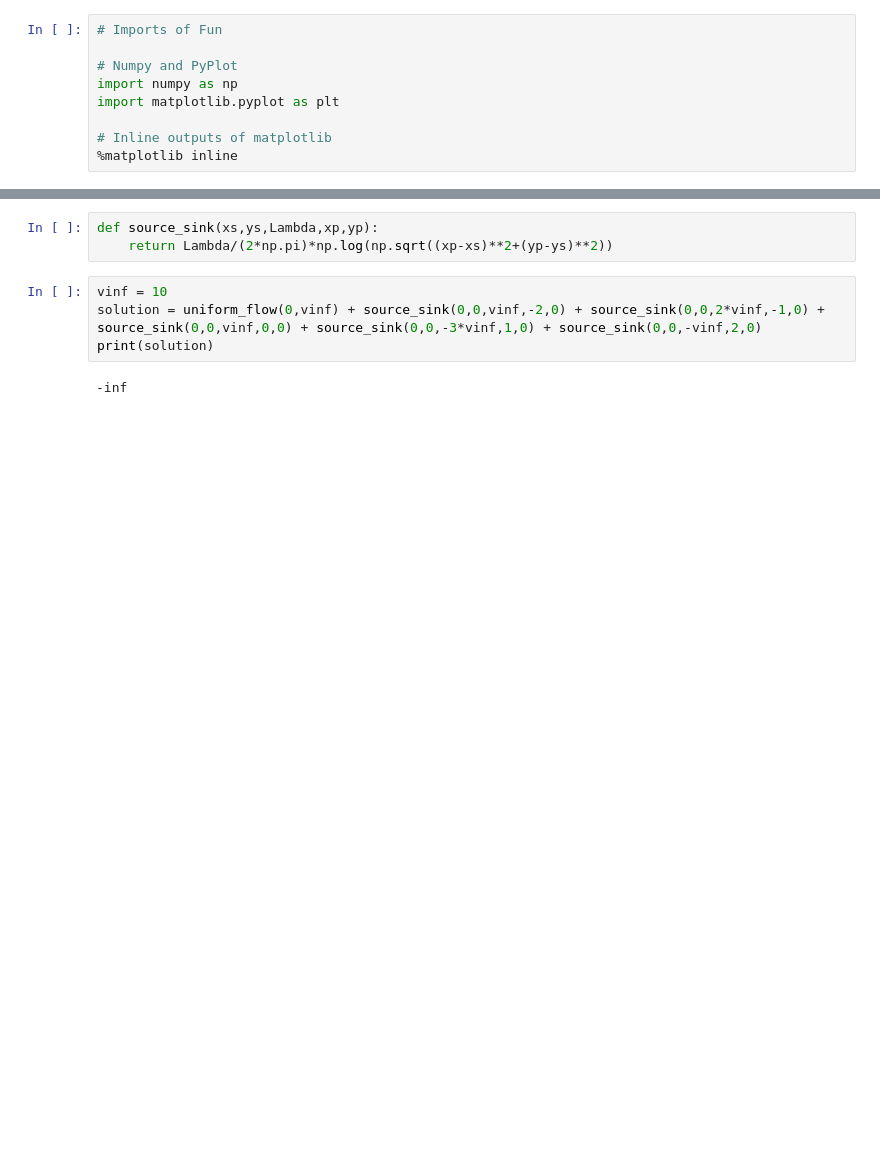
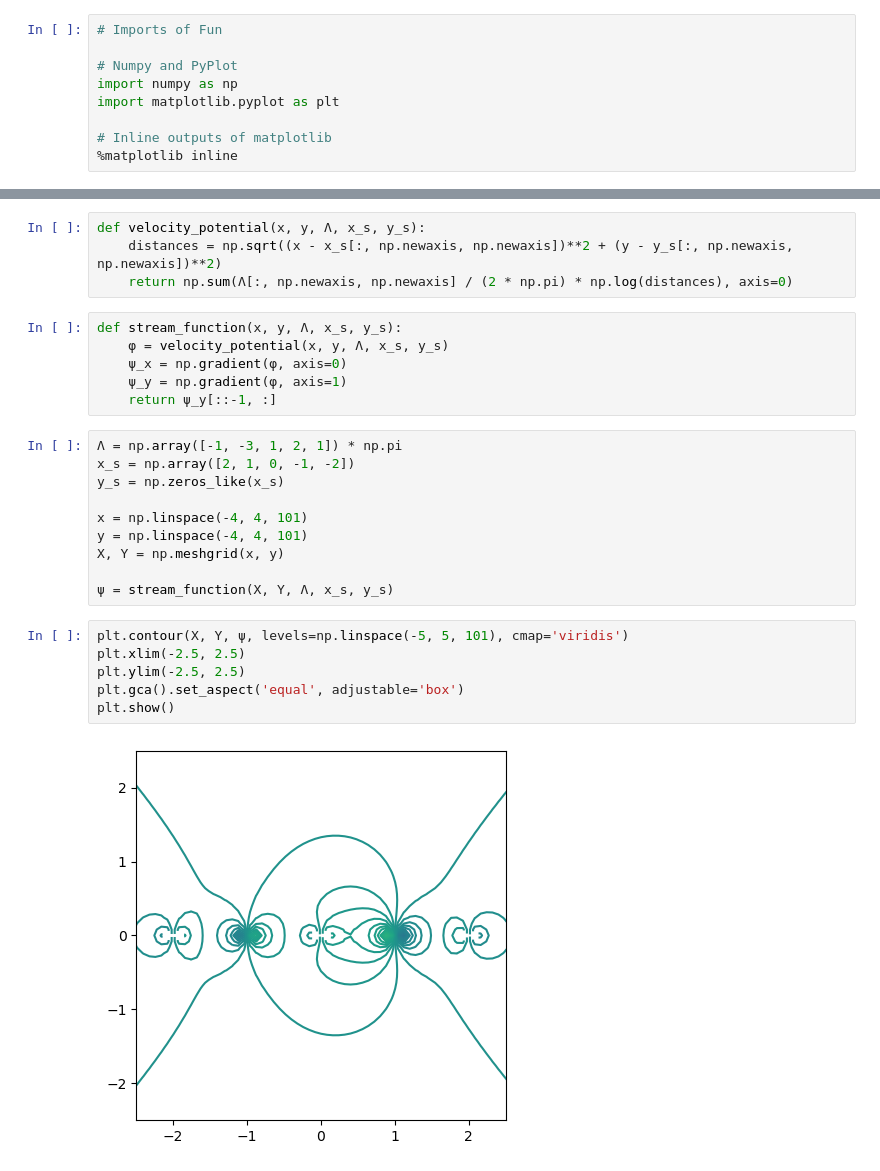
Before and after one commit to kavourbm/Aerodynamics, a Jupyter notebook: AEEM3014_Benjamin_Kavouras_HW2P1.ipynb, the cells around one changed output, grey strips where cells are left out. Saved outputs shown, nothing was run; the diff lists cells and outputs as text; blank space fills up the shorter version.

```diff
--- a/AEEM3014_Benjamin_Kavouras_HW2P1.ipynb
+++ b/AEEM3014_Benjamin_Kavouras_HW2P1.ipynb
@@ -17,9 +14,28 @@ def uniform_flow(ys,vinf):
-# %%
-def source_sink(xs,ys,Lambda,xp,yp):
-    return Lambda/(2*np.pi)*np.log(np.sqrt((xp-xs)**2+(yp-ys)**2))
-# %%
-vinf = 10
-solution = uniform_flow(0,vinf) + source_sink(0,0,vinf,-2,0) + source_sink(0,0,2*vinf,-1,0) + source_sink(0,0,vinf,0,0) + source_sink(0,0,-3*vinf,1,0) + source_sink(0,0,-vinf,2,0)
-print(solution)
-# %% [output]
--inf
+# %%
+def velocity_potential(x, y, Λ, x_s, y_s):
+    distances = np.sqrt((x - x_s[:, np.newaxis, np.newaxis])**2 + (y - y_s[:, np.newaxis, np.newaxis])**2)
+    return np.sum(Λ[:, np.newaxis, np.newaxis] / (2 * np.pi) * np.log(distances), axis=0)
+# %%
+def stream_function(x, y, Λ, x_s, y_s):
+    φ = velocity_potential(x, y, Λ, x_s, y_s)
+    ψ_x = np.gradient(φ, axis=0)
+    ψ_y = np.gradient(φ, axis=1)
+    return ψ_y[::-1, :]
+# %%
+Λ = np.array([-1, -3, 1, 2, 1]) * np.pi
+x_s = np.array([2, 1, 0, -1, -2])
+y_s = np.zeros_like(x_s)
+
+x = np.linspace(-4, 4, 101)
+y = np.linspace(-4, 4, 101)
+X, Y = np.meshgrid(x, y)
+
+ψ = stream_function(X, Y, Λ, x_s, y_s)
+# %%
+plt.contour(X, Y, ψ, levels=np.linspace(-5, 5, 101), cmap='viridis')
+plt.xlim(-2.5, 2.5)
+plt.ylim(-2.5, 2.5)
+plt.gca().set_aspect('equal', adjustable='box')
+plt.show()
+# %% [output]
+[figure, added]
```
Also changed, not shown: parts of 1 cell of this notebook, 6 other files.
